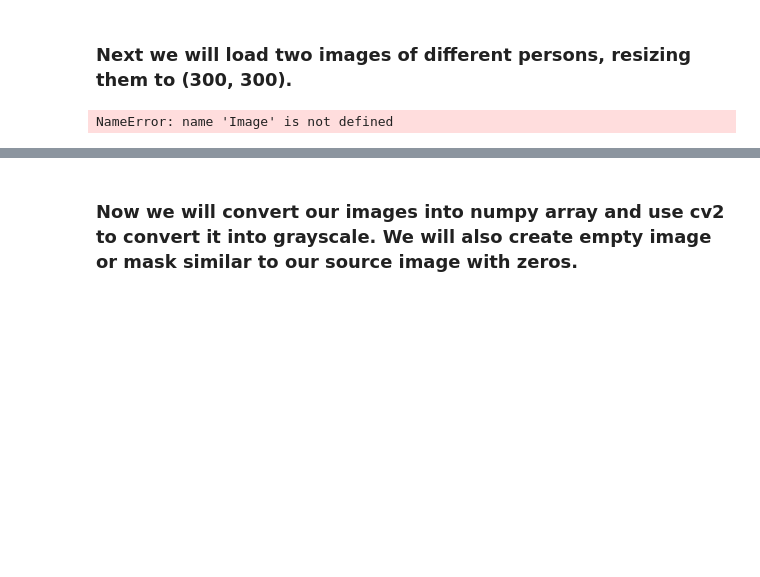
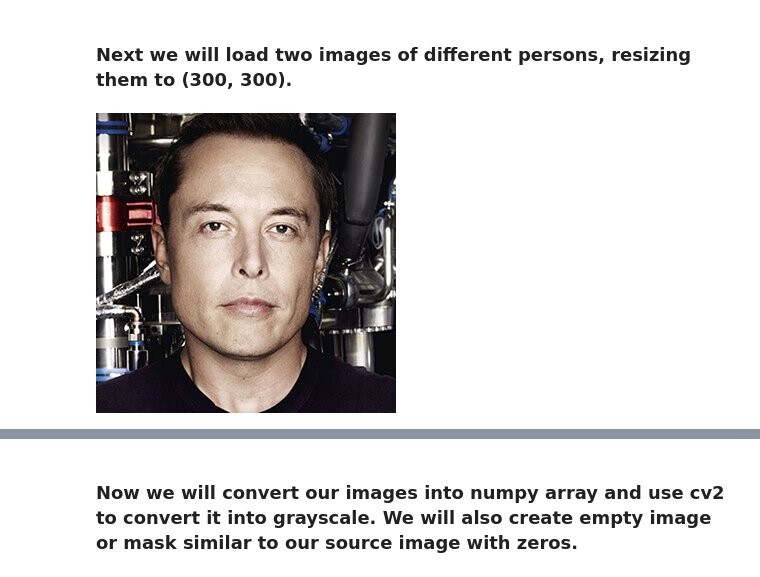
Before and after one commit to Kytolly/Face-Detection-and-Swap, a Jupyter notebook: code/proj3.ipynb, the cells around one changed output, grey strips where cells are left out. Cells and saved outputs as stored; diff of their text form; code cells hidden in the pictures; blank space fills up the shorter version.

```diff
--- a/code/proj3.ipynb
+++ b/code/proj3.ipynb
@@ -30,9 +28,9 @@ ModuleNotFoundError: No module named 'cv2'
 # %% [markdown]
 ### Next we will load two images of different persons, resizing them to (300, 300).
 # %%
-image1 = Image.open('../data/person1.jpg')
+image1 = Image.open('../data/Elon.jpg')
 image1 = image1.resize((300,300))
 image1
 # %% [output]
-NameError: name 'Image' is not defined
+[figure, added]
 # %%
```
Also changed, not shown: parts of 20 cells of this notebook, 28 other files.
